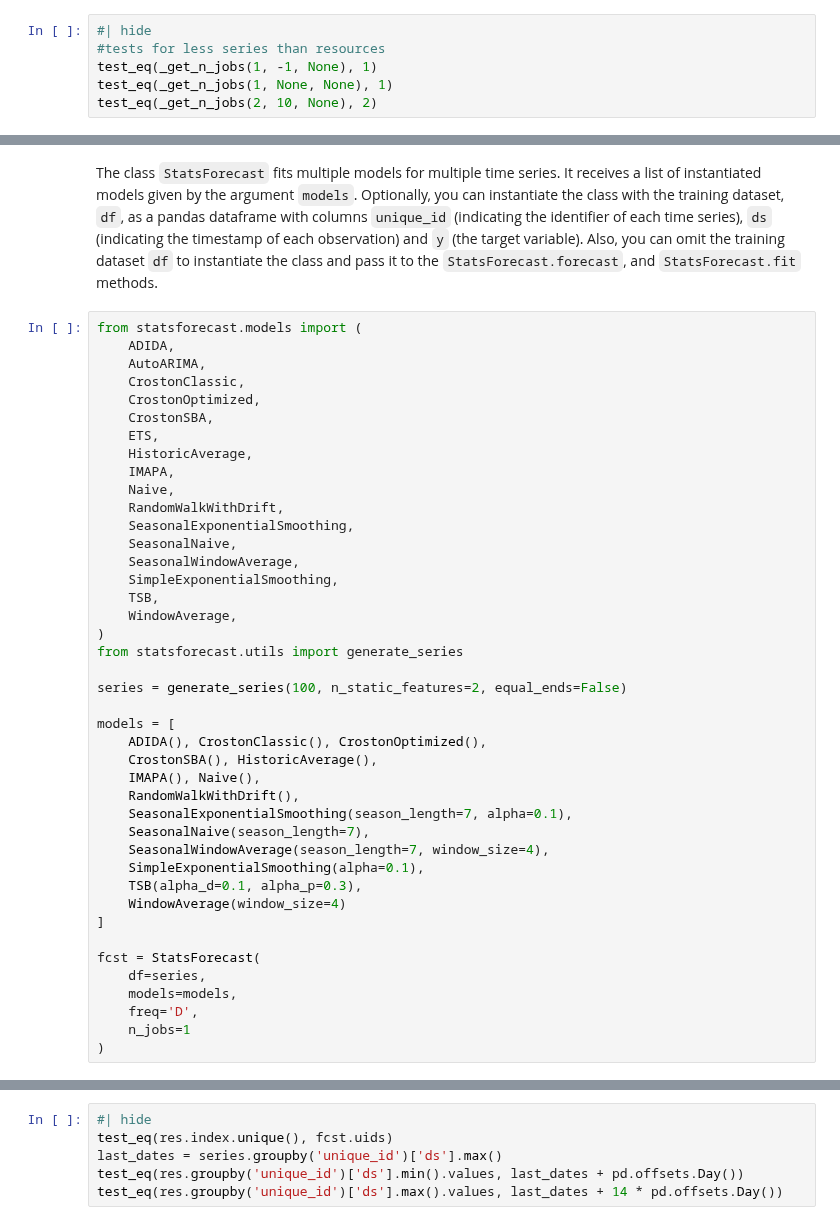
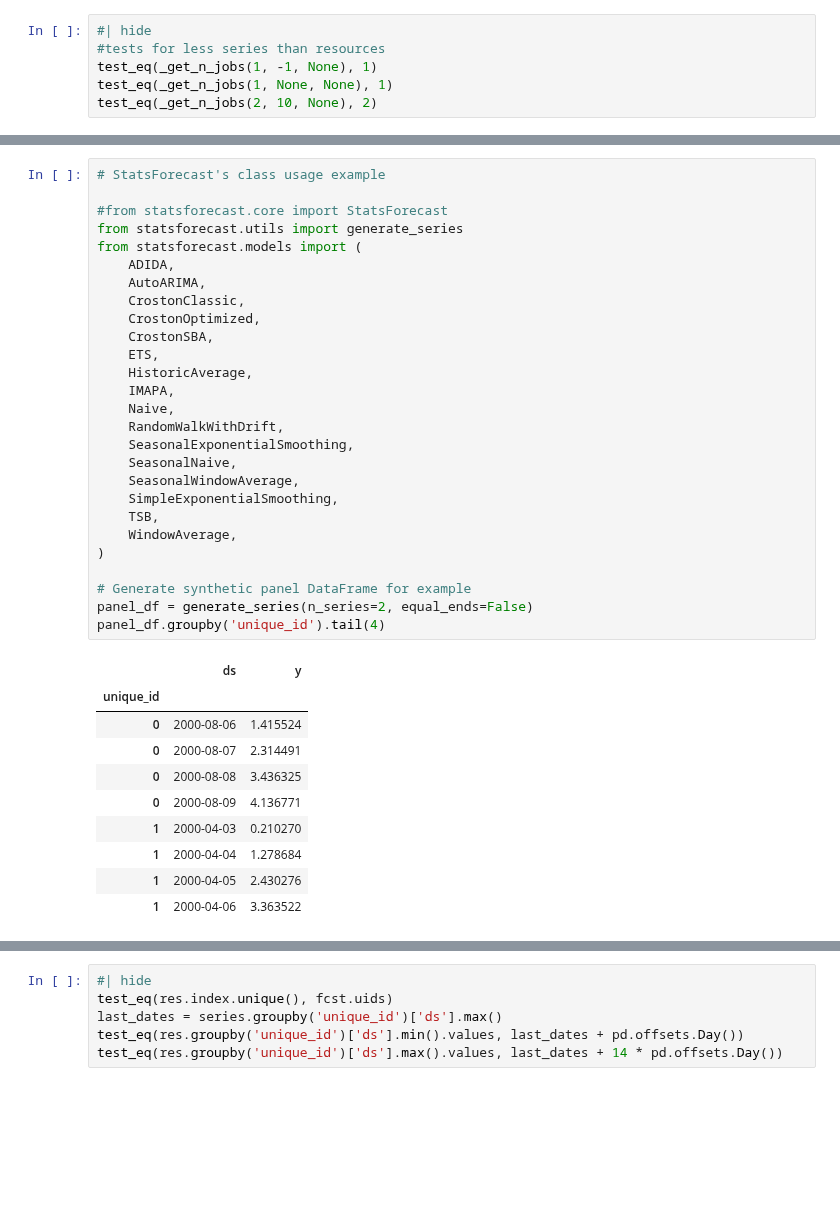
Before and after one commit to Nixtla/statsforecast, a Jupyter notebook: nbs/core.ipynb, the cells around one changed output, grey strips where cells are left out. Saved outputs shown, nothing was run; the diff lists cells and outputs as text; blank space fills up the shorter version.

```diff
--- a/nbs/core.ipynb
+++ b/nbs/core.ipynb
@@ -868,44 +1027,38 @@ show_doc(StatsForecast)
-# %% [markdown]
-The class `StatsForecast` fits multiple models for multiple time series. It receives a list of instantiated models given by the argument `models`. Optionally, you can instantiate the class with the training dataset, `df`, as a pandas dataframe with columns `unique_id` (indicating the identifier of each time series), `ds` (indicating the timestamp of each observation) and `y` (the target variable). Also, you can omit the training dataset `df` to instantiate the class and pass it to the `StatsForecast.forecast`, and `StatsForecast.fit` methods.
 # %%
+# StatsForecast's class usage example
+
+#from statsforecast.core import StatsForecast
+from statsforecast.utils import generate_series
 from statsforecast.models import (
     ADIDA,
     AutoARIMA,
     CrostonClassic,
     CrostonOptimized,
     CrostonSBA,
     ETS,
     HistoricAverage,
     IMAPA,
     Naive,
     RandomWalkWithDrift,
     SeasonalExponentialSmoothing,
     SeasonalNaive,
     SeasonalWindowAverage,
     SimpleExponentialSmoothing,
     TSB,
     WindowAverage,
 )
-from statsforecast.utils import generate_series
 
-series = generate_series(100, n_static_features=2, equal_ends=False)
-
-models = [
-    ADIDA(), CrostonClassic(), CrostonOptimized(),
-    CrostonSBA(), HistoricAverage(),
-    IMAPA(), Naive(),
-    RandomWalkWithDrift(),
-    SeasonalExponentialSmoothing(season_length=7, alpha=0.1),
-    SeasonalNaive(season_length=7),
-    SeasonalWindowAverage(season_length=7, window_size=4),
-    SimpleExponentialSmoothing(alpha=0.1),
-    TSB(alpha_d=0.1, alpha_p=0.3),
-    WindowAverage(window_size=4)
-]
-
-fcst = StatsForecast(
-    df=series,
-    models=models,
-    freq='D',
-    n_jobs=1
-)
+# Generate synthetic panel DataFrame for example
+panel_df = generate_series(n_series=2, equal_ends=False)
+panel_df.groupby('unique_id').tail(4)
+# %% [output]
+|  | ds | y |
+| unique_id |  |  |
+| 0 | 2000-08-06 | 1.415524 |
+| 0 | 2000-08-07 | 2.314491 |
+| 0 | 2000-08-08 | 3.436325 |
+| 0 | 2000-08-09 | 4.136771 |
+| 1 | 2000-04-03 | 0.210270 |
+| 1 | 2000-04-04 | 1.278684 |
+| 1 | 2000-04-05 | 2.430276 |
+| 1 | 2000-04-06 | 3.363522 |
```
Also changed, not shown: parts of 36 cells of this notebook, 4 other files.
